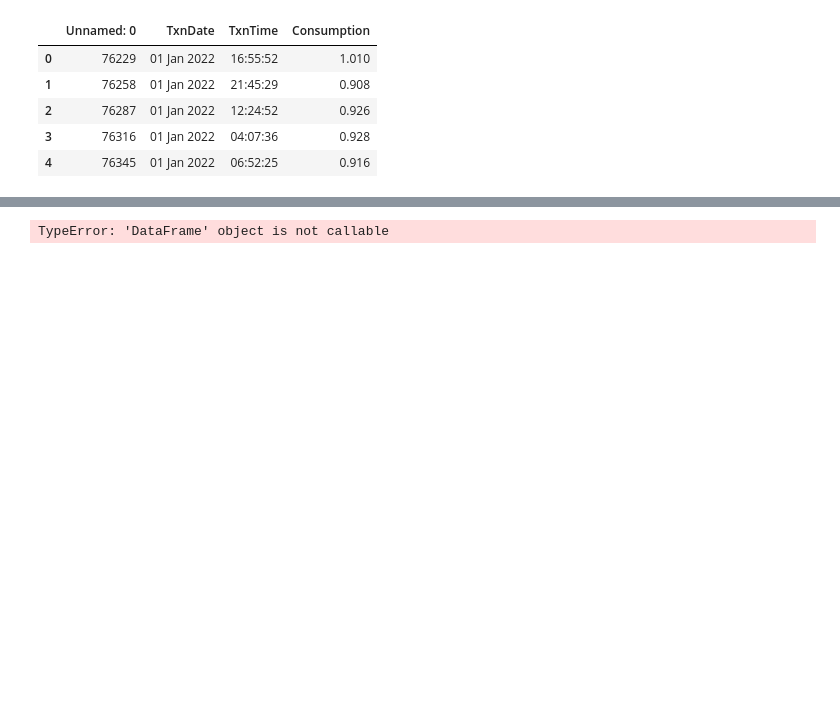
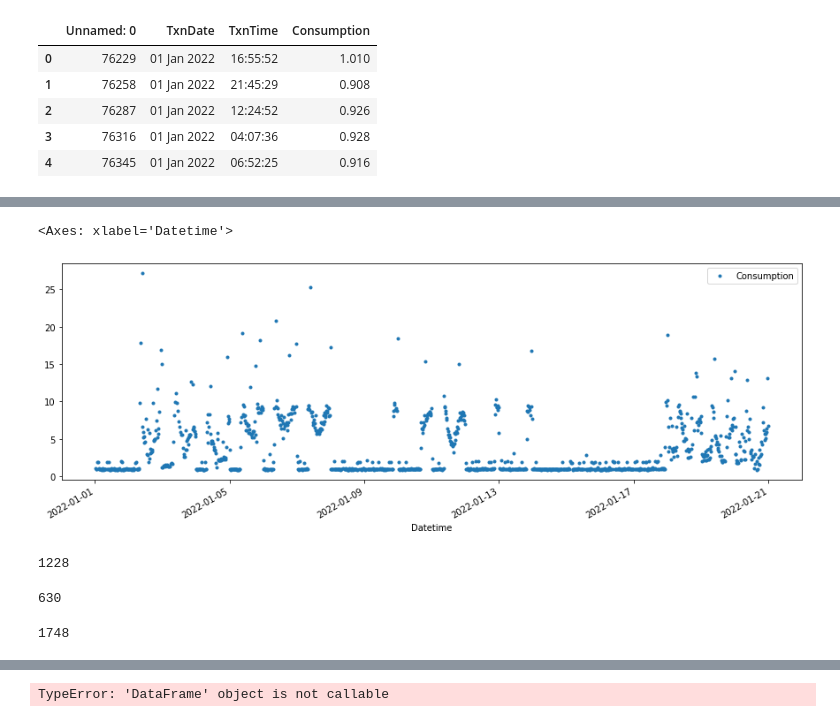
Before and after one commit to imeshGu/SmartLectureRoom, a Jupyter notebook: TimeSeries/ProcessingModel.ipynb, the cells around one changed output, grey strips where cells are left out. Cells and saved outputs as stored; diff of their text form; code cells hidden in the pictures; blank space fills up the shorter version.

```diff
--- a/TimeSeries/ProcessingModel.ipynb
+++ b/TimeSeries/ProcessingModel.ipynb
@@ -19,0 +76,17 @@ df1['Datetime'] = pd.to_datetime(df1['TxnDate']+ ' ' + df1['TxnTime'])
+# %%
+df1.plot(style='.',figsize=(15,5))
+# %% [output]
+<Axes: xlabel='Datetime'>
+[figure, added]
+# %%
+len(df1.index)
+# %% [output]
+1228
+# %%
+len(df2.index)
+# %% [output]
+630
+# %%
+len(df3.index)
+# %% [output]
+1748
```
Also changed, not shown: parts of 20 cells of this notebook, 2 other files.
